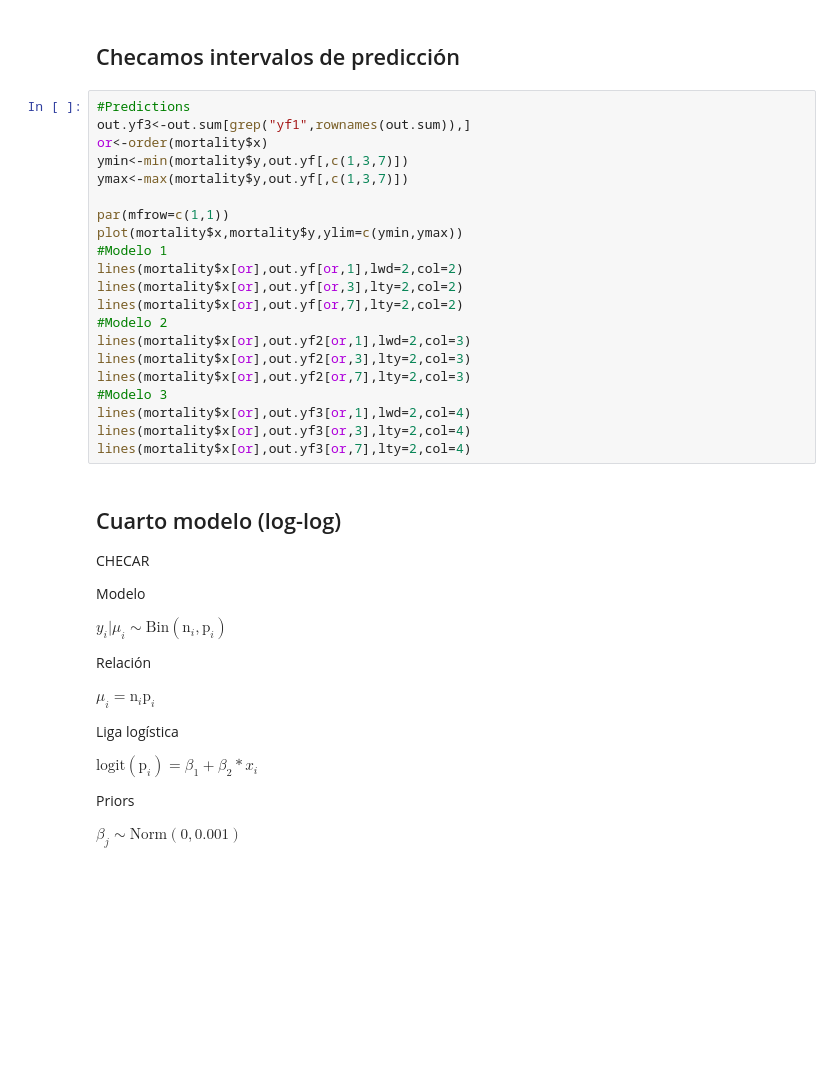
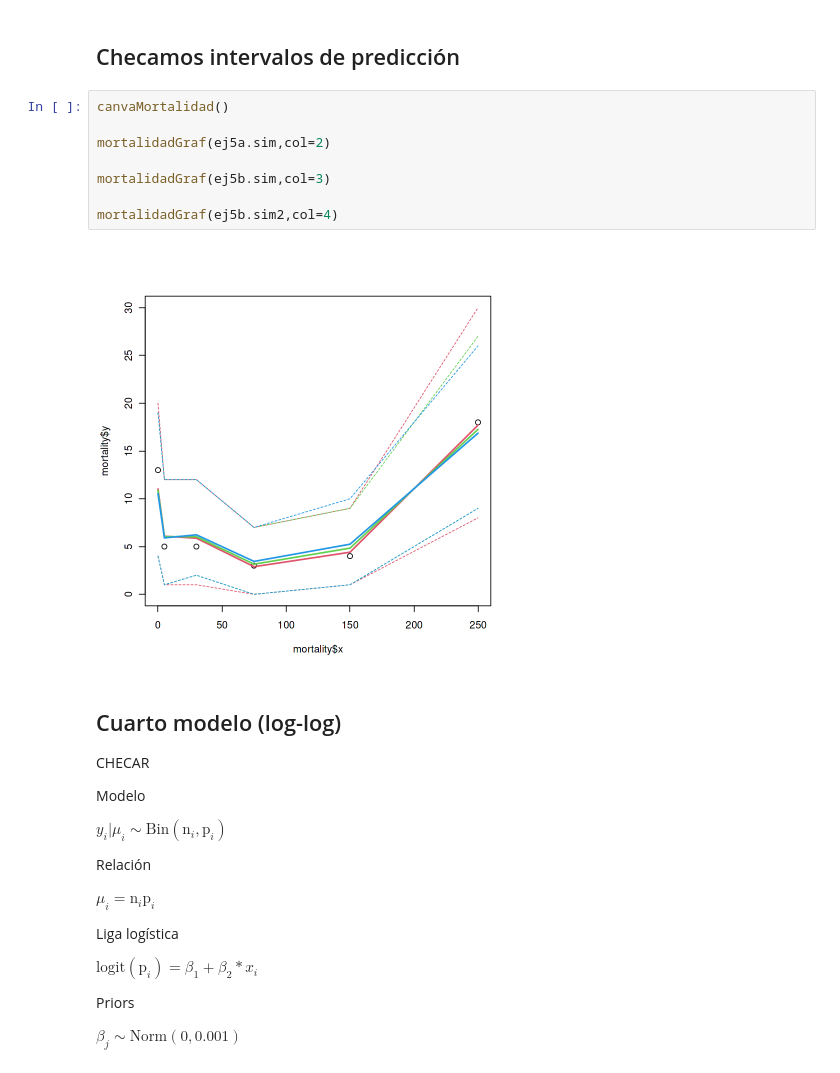
Before and after one commit to Marce2021M/regresion.Avanzada_tarea2RegAvanz, a Jupyter notebook: tarea2.ipynb, the cells around one changed output. Drawn from its saved outputs; the diff is of its cells as text; blank space fills up the shorter version.

```diff
--- a/tarea2.ipynb
+++ b/tarea2.ipynb
@@ -505,26 +346,15 @@ print(out.dic)
 # %% [markdown]
 ## Checamos intervalos de predicción
-# %%
-#Predictions
-out.yf3<-out.sum[grep("yf1",rownames(out.sum)),]
-or<-order(mortality$x)
-ymin<-min(mortality$y,out.yf[,c(1,3,7)])
-ymax<-max(mortality$y,out.yf[,c(1,3,7)])
-
-par(mfrow=c(1,1))
-plot(mortality$x,mortality$y,ylim=c(ymin,ymax))
-#Modelo 1
-lines(mortality$x[or],out.yf[or,1],lwd=2,col=2)
-lines(mortality$x[or],out.yf[or,3],lty=2,col=2)
-lines(mortality$x[or],out.yf[or,7],lty=2,col=2)
-#Modelo 2
-lines(mortality$x[or],out.yf2[or,1],lwd=2,col=3)
-lines(mortality$x[or],out.yf2[or,3],lty=2,col=3)
-lines(mortality$x[or],out.yf2[or,7],lty=2,col=3)
-#Modelo 3
-lines(mortality$x[or],out.yf3[or,1],lwd=2,col=4)
-lines(mortality$x[or],out.yf3[or,3],lty=2,col=4)
-lines(mortality$x[or],out.yf3[or,7],lty=2,col=4)
+# %%
+canvaMortalidad()
+
+mortalidadGraf(ej5a.sim,col=2)
+
+mortalidadGraf(ej5b.sim,col=3)
+
+mortalidadGraf(ej5b.sim2,col=4)
+# %% [output]
+[figure, added]
 # %% [markdown]
 ## Cuarto modelo (log-log)
 
```
Also changed, not shown: parts of 40 cells of this notebook, 6 other files.
